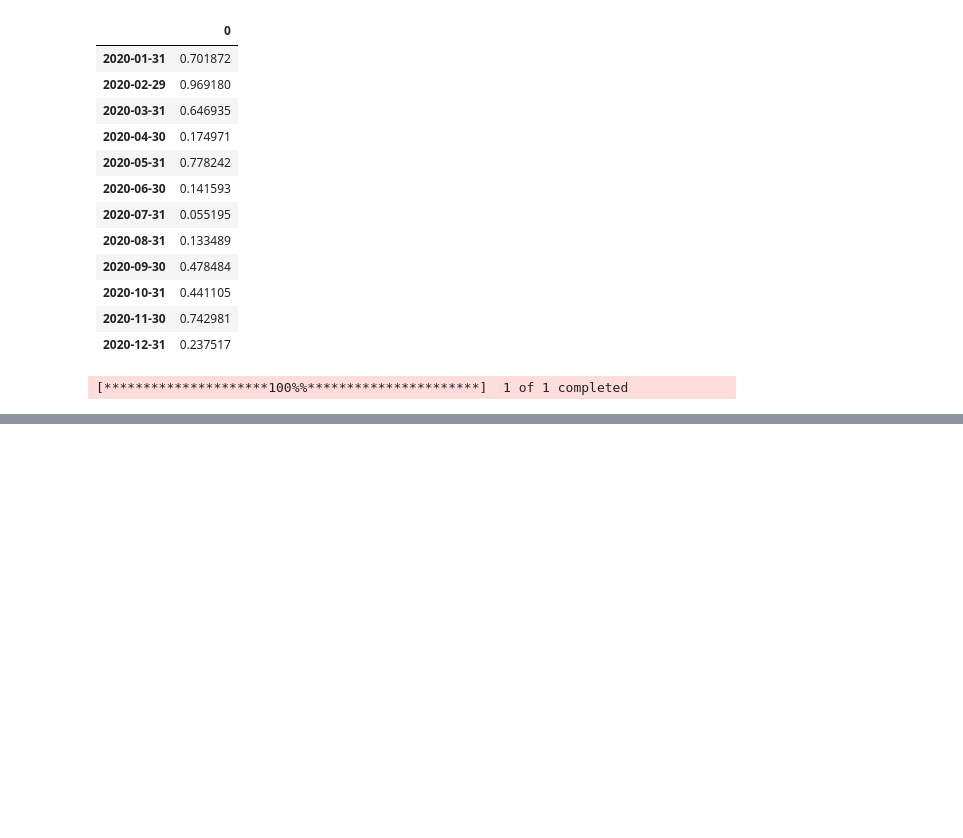
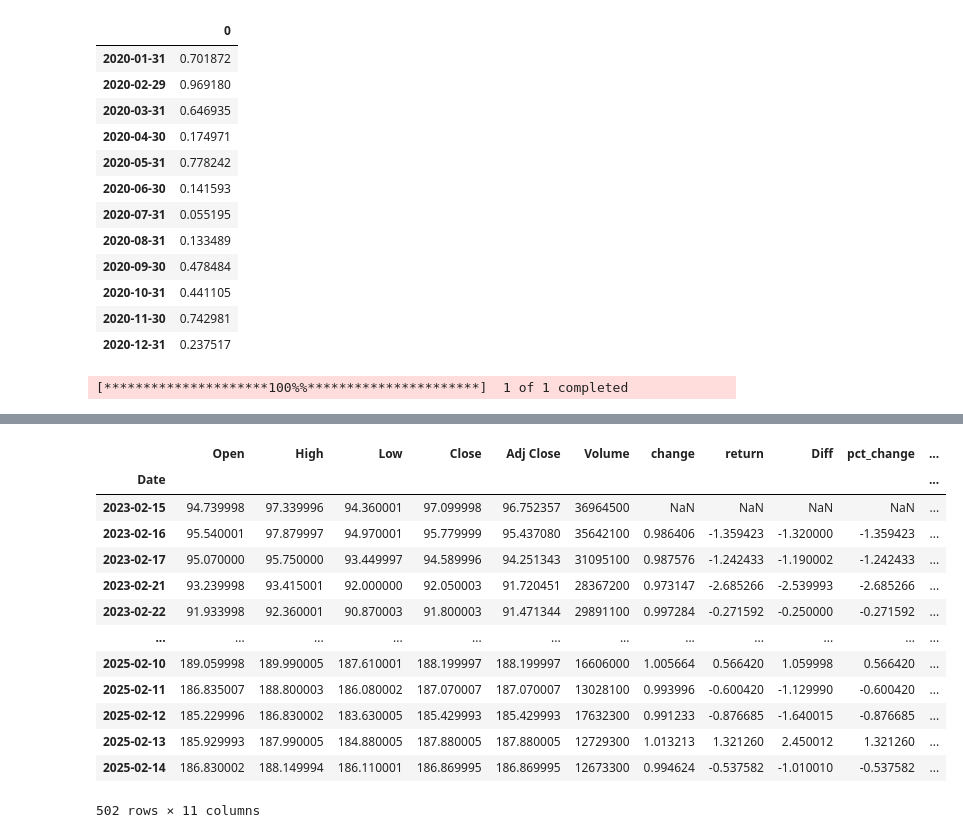
Before and after one commit to AgnosticPneuma/PythonProjects, a Jupyter notebook: LearningPythonWithDatacamp.ipynb, the cells around one changed output, grey strips where cells are left out. Saved outputs shown, nothing was run; the diff lists cells and outputs as text; code cells hidden in the pictures; blank space fills up the shorter version.

```diff
--- a/LearningPythonWithDatacamp.ipynb
+++ b/LearningPythonWithDatacamp.ipynb
@@ -46,0 +61,4 @@ stockprice_shifted=stockprice.Close.shift()
+# %%
+stockprice['return']=stockprice.change.sub(1).mul(100)
+# %%
+stockprice['Diff']=stockprice.Close.diff()
@@ -46,0 +75,2 @@ stockprice_shifted=stockprice.Close.shift()
+# %%
+stockprice['pct_change']=stockprice.Close.pct_change().mul(100)
@@ -46,0 +94,19 @@ stockprice_shifted=stockprice.Close.shift()
+# %%
+stockprice['3d_ret']=stockprice.Close.pct_change(periods=30).mul(100)
+# %%
+stockprice
+# %% [output]
+|  | Open | High | Low | Close | Adj Close | Volume | change | return | Diff | pct_change | ... |
+| Date |  |  |  |  |  |  |  |  |  |  | ... |
+| 2023-02-15 | 94.739998 | 97.339996 | 94.360001 | 97.099998 | 96.752357 | 36964500 | NaN | NaN | NaN | NaN | ... |
+| 2023-02-16 | 95.540001 | 97.879997 | 94.970001 | 95.779999 | 95.437080 | 35642100 | 0.986406 | -1.359423 | -1.320000 | -1.359423 | ... |
+| 2023-02-17 | 95.070000 | 95.750000 | 93.449997 | 94.589996 | 94.251343 | 31095100 | 0.987576 | -1.242433 | -1.190002 | -1.242433 | ... |
+| 2023-02-21 | 93.239998 | 93.415001 | 92.000000 | 92.050003 | 91.720451 | 28367200 | 0.973147 | -2.685266 | -2.539993 | -2.685266 | ... |
+| 2023-02-22 | 91.933998 | 92.360001 | 90.870003 | 91.800003 | 91.471344 | 29891100 | 0.997284 | -0.271592 | -0.250000 | -0.271592 | ... |
+| ... | ... | ... | ... | ... | ... | ... | ... | ... | ... | ... | ... |
+| 2025-02-10 | 189.059998 | 189.990005 | 187.610001 | 188.199997 | 188.199997 | 16606000 | 1.005664 | 0.566420 | 1.059998 | 0.566420 | ... |
+| 2025-02-11 | 186.835007 | 188.800003 | 186.080002 | 187.070007 | 187.070007 | 13028100 | 0.993996 | -0.600420 | -1.129990 | -0.600420 | ... |
+| 2025-02-12 | 185.229996 | 186.830002 | 183.630005 | 185.429993 | 185.429993 | 17632300 | 0.991233 | -0.876685 | -1.640015 | -0.876685 | ... |
+| 2025-02-13 | 185.929993 | 187.990005 | 184.880005 | 187.880005 | 187.880005 | 12729300 | 1.013213 | 1.321260 | 2.450012 | 1.321260 | ... |
+| 2025-02-14 | 186.830002 | 188.149994 | 186.110001 | 186.869995 | 186.869995 | 12673300 | 0.994624 | -0.537582 | -1.010010 | -0.537582 | ... |
+502 rows × 11 columns
```
Also changed, not shown: parts of 13 cells of this notebook, 2 other files.
